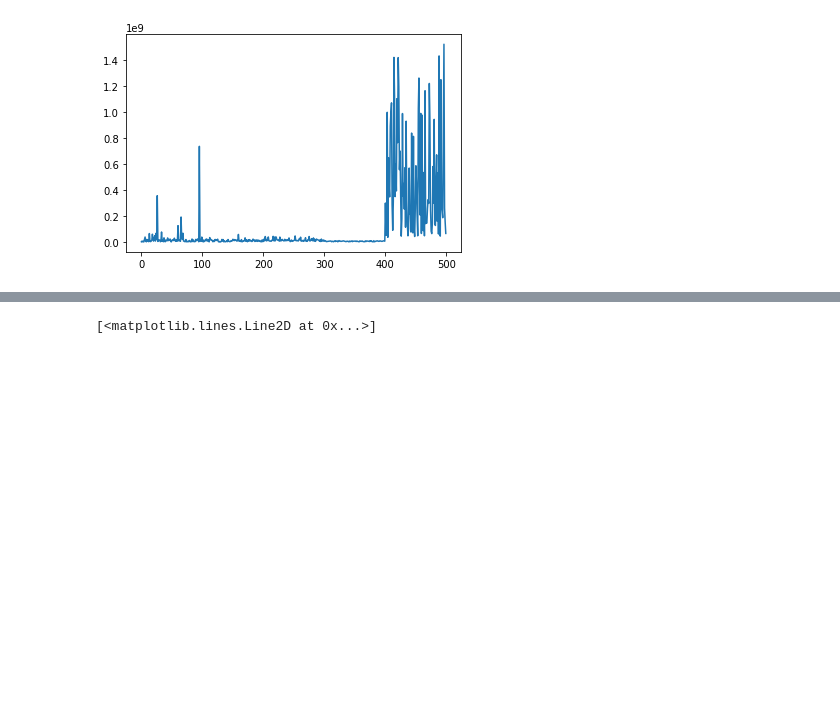
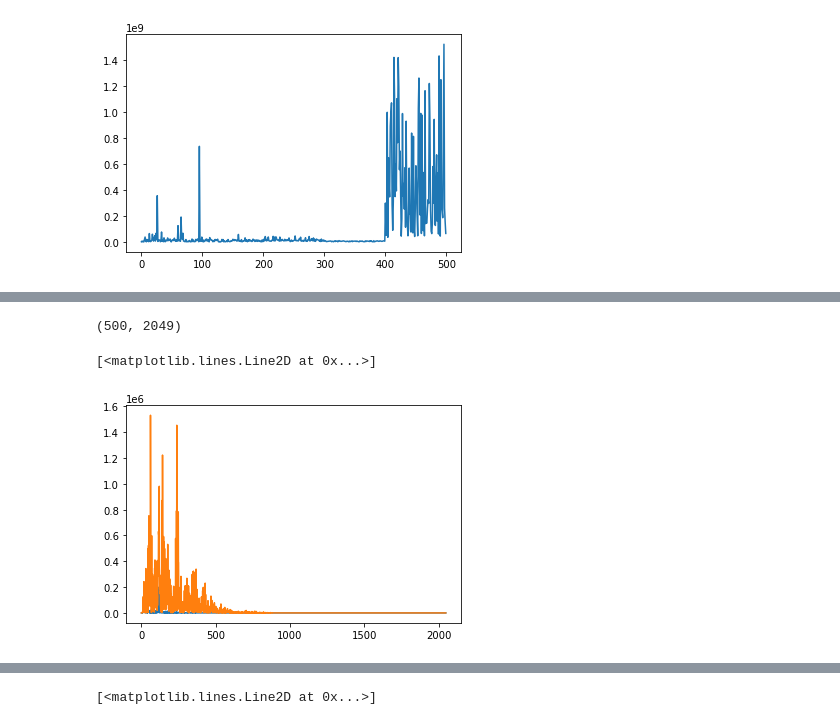
Before and after one commit to DevNerds2020/EEG-signals-machine-learning, a Jupyter notebook: pre-proc.ipynb, the cells around one changed output, grey strips where cells are left out. Drawn from its saved outputs; the diff is of its cells as text; code cells hidden in the pictures; blank space fills up the shorter version.

```diff
--- a/pre-proc.ipynb
+++ b/pre-proc.ipynb
@@ -267,0 +296,12 @@ plt.plot(energy)
+# %%
+# calculate power spectral density for each signal
+psd = np.array([periodogram(x[ind, :])[1] for ind in range(x.shape[0])])
+psd.shape
+# %% [output]
+(500, 2049)
+# %%
+plt.plot(psd[0])
+plt.plot(psd[-1])
+# %% [output]
+[<matplotlib.lines.Line2D at 0x...>]
+[figure, added]
```
Also changed, not shown: parts of 45 cells of this notebook.
